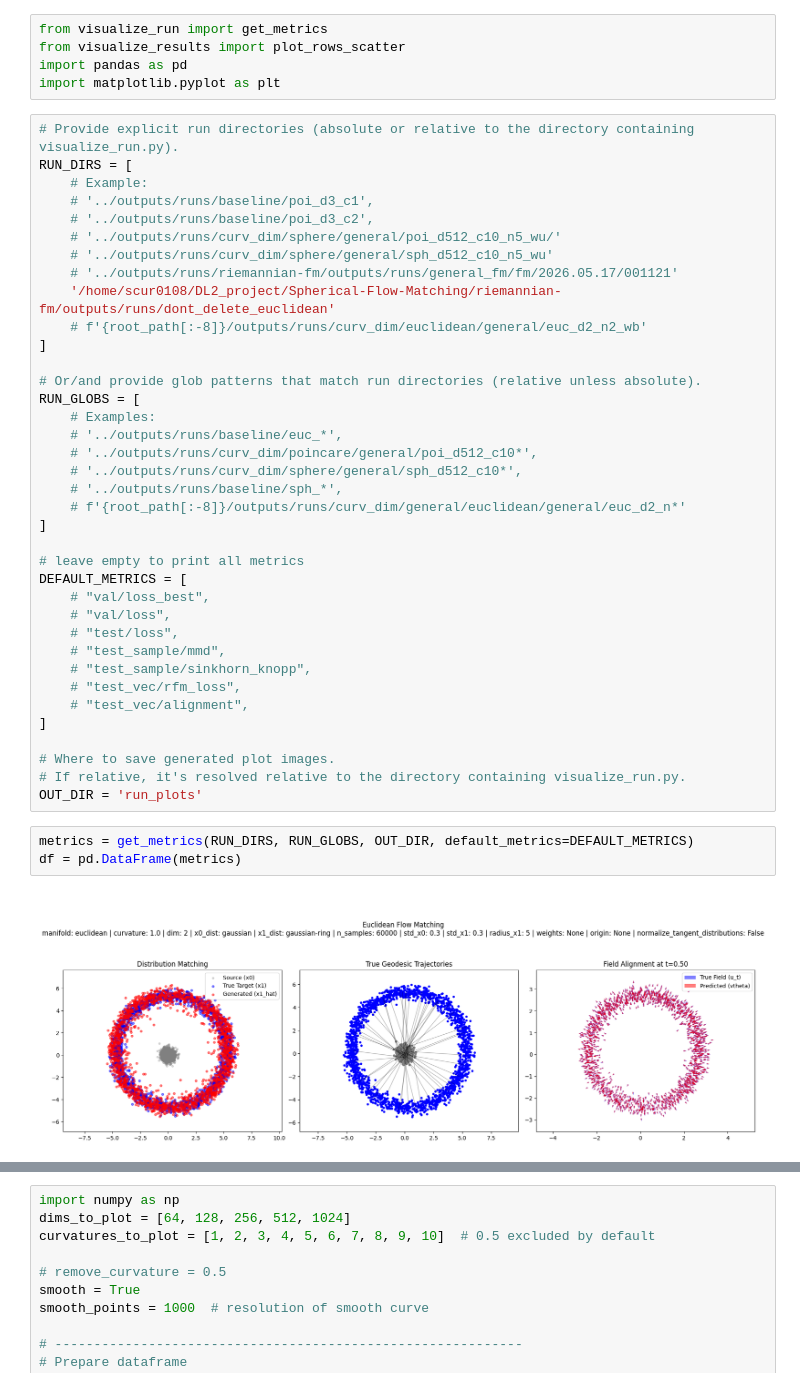
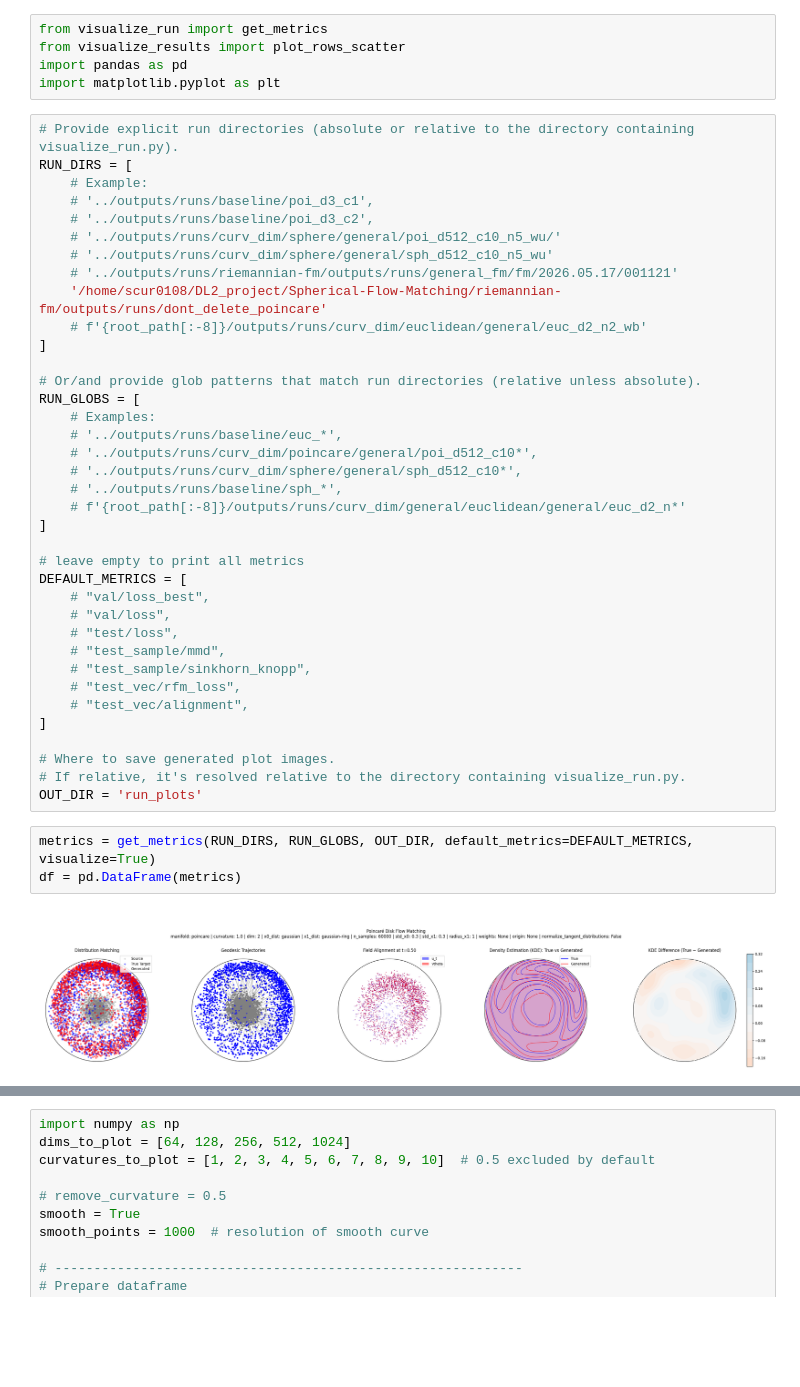
Before and after one commit to S-Chaudhuri/Spherical-Flow-Matching, a Jupyter notebook: riemannian-fm/results/example_visualize_runs.ipynb, the cells around one changed output, grey strips where cells are left out. Cells and saved outputs as stored; diff of their text form; blank space fills up the shorter version.

```diff
--- a/riemannian-fm/results/example_visualize_runs.ipynb
+++ b/riemannian-fm/results/example_visualize_runs.ipynb
@@ -21,7 +21,7 @@ RUN_DIRS = [
     # '../outputs/runs/curv_dim/sphere/general/poi_d512_c10_n5_wu/'
     # '../outputs/runs/curv_dim/sphere/general/sph_d512_c10_n5_wu'
     # '../outputs/runs/riemannian-fm/outputs/runs/general_fm/fm/2026.05.17/001121'
-    '/home/scur0108/DL2_project/Spherical-Flow-Matching/riemannian-fm/outputs/runs/dont_delete_euclidean'
+    '/home/scur0108/DL2_project/Spherical-Flow-Matching/riemannian-fm/outputs/runs/dont_delete_poincare'
     # f'{root_path[:-8]}/outputs/runs/curv_dim/euclidean/general/euc_d2_n2_wb'
 ]
 
@@ -50,10 +50,10 @@ DEFAULT_METRICS = [
 # If relative, it's resolved relative to the directory containing visualize_run.py.
 OUT_DIR = 'run_plots'
 # %%
-metrics = get_metrics(RUN_DIRS, RUN_GLOBS, OUT_DIR, default_metrics=DEFAULT_METRICS)
+metrics = get_metrics(RUN_DIRS, RUN_GLOBS, OUT_DIR, default_metrics=DEFAULT_METRICS, visualize=True)
 df = pd.DataFrame(metrics)
 # %% [output]
-[figure, old version]
+[figure, new version]
 # %%
 print("Available metrics:")
 print(", ".join(map(str, df.index.tolist())))
```
Also changed, not shown: parts of 1 cell of this notebook, 5 other files.
